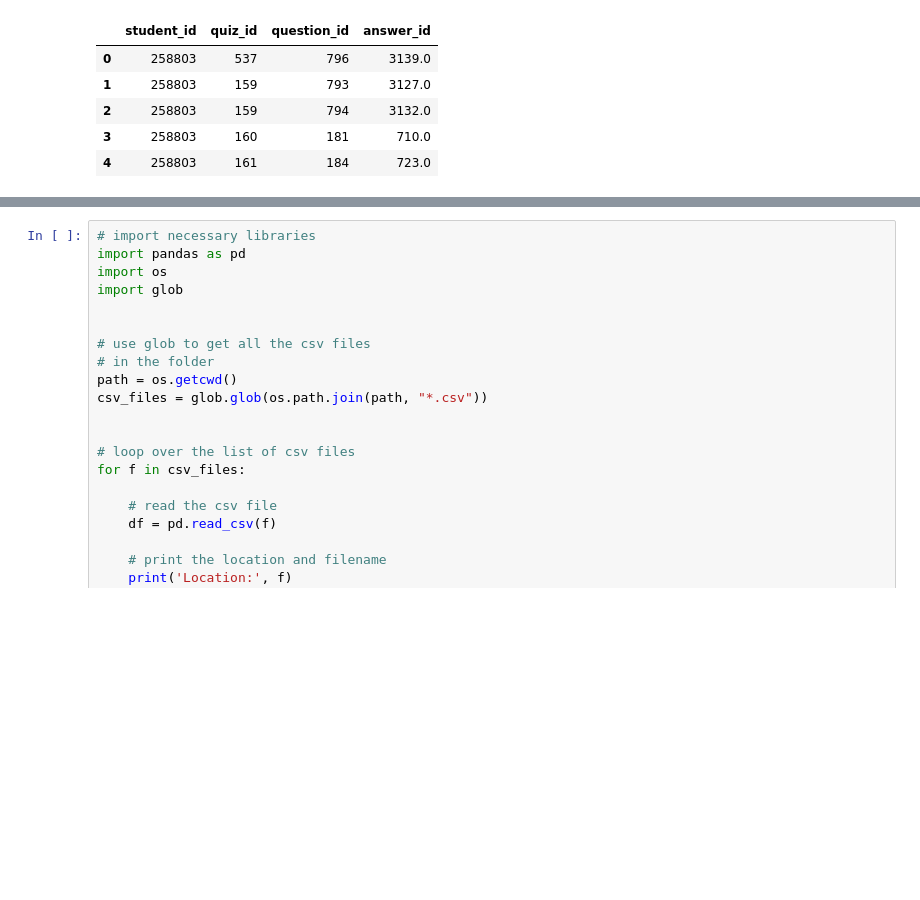
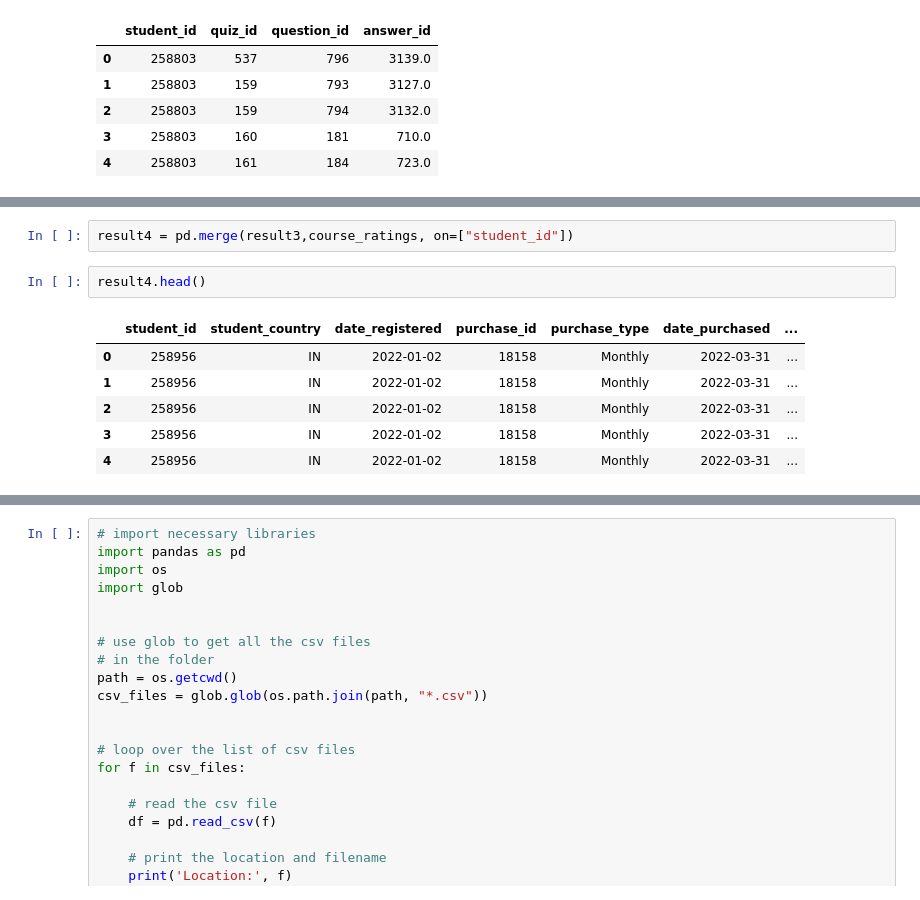
Before and after one commit to tim-keriazes/365-Learning--Data--Challenge, a Jupyter notebook: working_notebook.ipynb, the cells around one changed output, grey strips where cells are left out. Saved outputs shown, nothing was run; the diff lists cells and outputs as text; blank space fills up the shorter version.

```diff
--- a/working_notebook.ipynb
+++ b/working_notebook.ipynb
@@ -461,0 +588,11 @@ Name: student_id, Length: 7502, dtype: int64
+# %%
+result4 = pd.merge(result3,course_ratings, on=["student_id"])
+# %%
+result4.head()
+# %% [output]
+|  | student_id | student_country | date_registered | purchase_id | purchase_type | date_purchased | ... |
+| 0 | 258956 | IN | 2022-01-02 | 18158 | Monthly | 2022-03-31 | ... |
+| 1 | 258956 | IN | 2022-01-02 | 18158 | Monthly | 2022-03-31 | ... |
+| 2 | 258956 | IN | 2022-01-02 | 18158 | Monthly | 2022-03-31 | ... |
+| 3 | 258956 | IN | 2022-01-02 | 18158 | Monthly | 2022-03-31 | ... |
+| 4 | 258956 | IN | 2022-01-02 | 18158 | Monthly | 2022-03-31 | ... |
```
Also changed, not shown: parts of 18 cells of this notebook.
